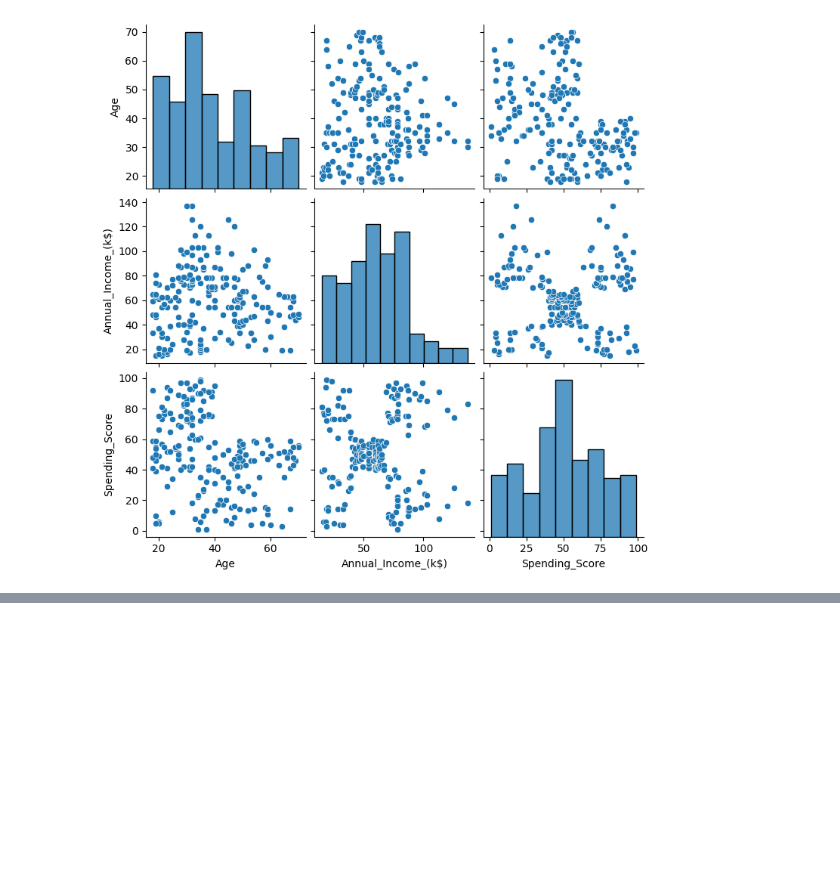
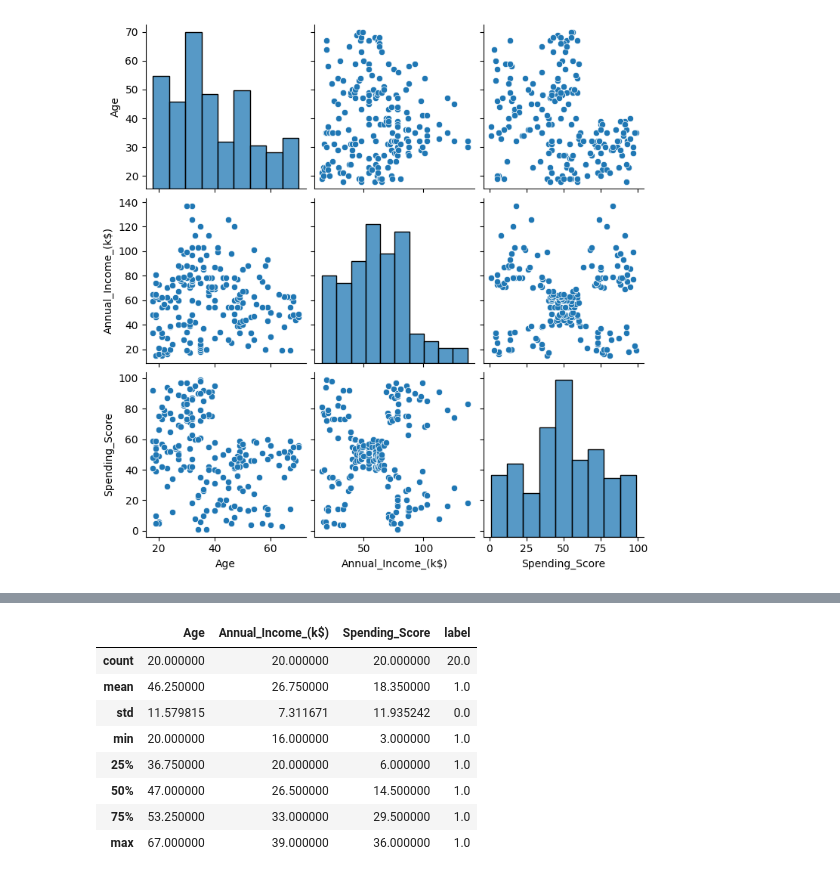
Before and after one commit to sabbir2609/edge_course, a Jupyter notebook: projects/customer_problem.ipynb, the cells around one changed output, grey strips where cells are left out. Saved outputs shown, nothing was run; the diff lists cells and outputs as text; code cells hidden in the pictures; blank space fills up the shorter version.

```diff
--- a/projects/customer_problem.ipynb
+++ b/projects/customer_problem.ipynb
@@ -115,0 +179,12 @@ sns.pairplot(df)
+# %%
+df[df['label']==1].describe()
+# %% [output]
+|  | Age | Annual_Income_(k$) | Spending_Score | label |
+| count | 20.000000 | 20.000000 | 20.000000 | 20.0 |
+| mean | 46.250000 | 26.750000 | 18.350000 | 1.0 |
+| std | 11.579815 | 7.311671 | 11.935242 | 0.0 |
+| min | 20.000000 | 16.000000 | 3.000000 | 1.0 |
+| 25% | 36.750000 | 20.000000 | 6.000000 | 1.0 |
+| 50% | 47.000000 | 26.500000 | 14.500000 | 1.0 |
+| 75% | 53.250000 | 33.000000 | 29.500000 | 1.0 |
+| max | 67.000000 | 39.000000 | 36.000000 | 1.0 |
```
Also changed, not shown: parts of 11 cells of this notebook, 1 other file.
